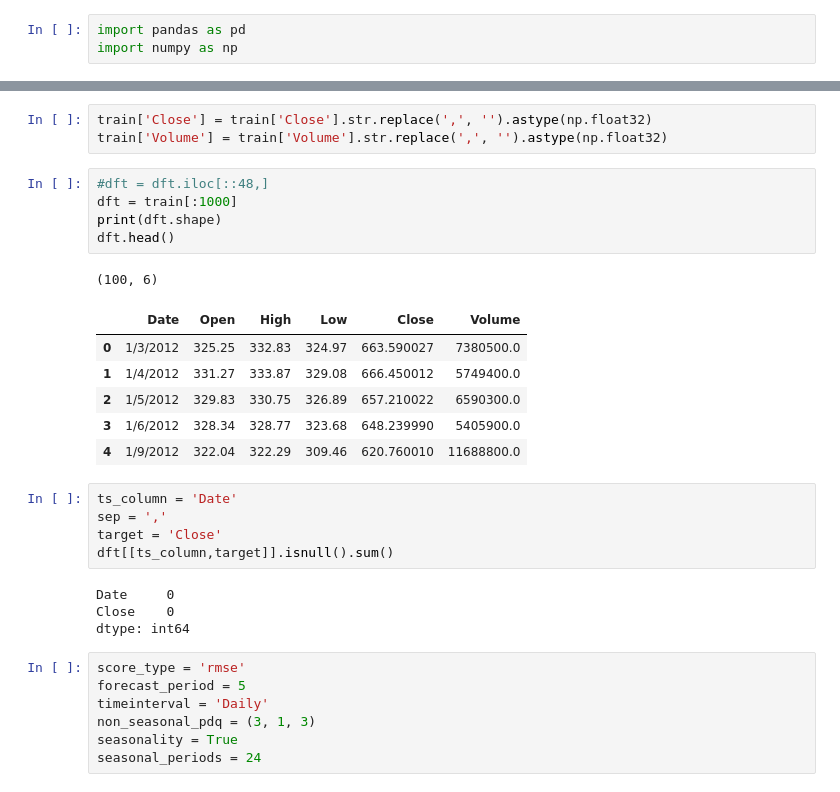
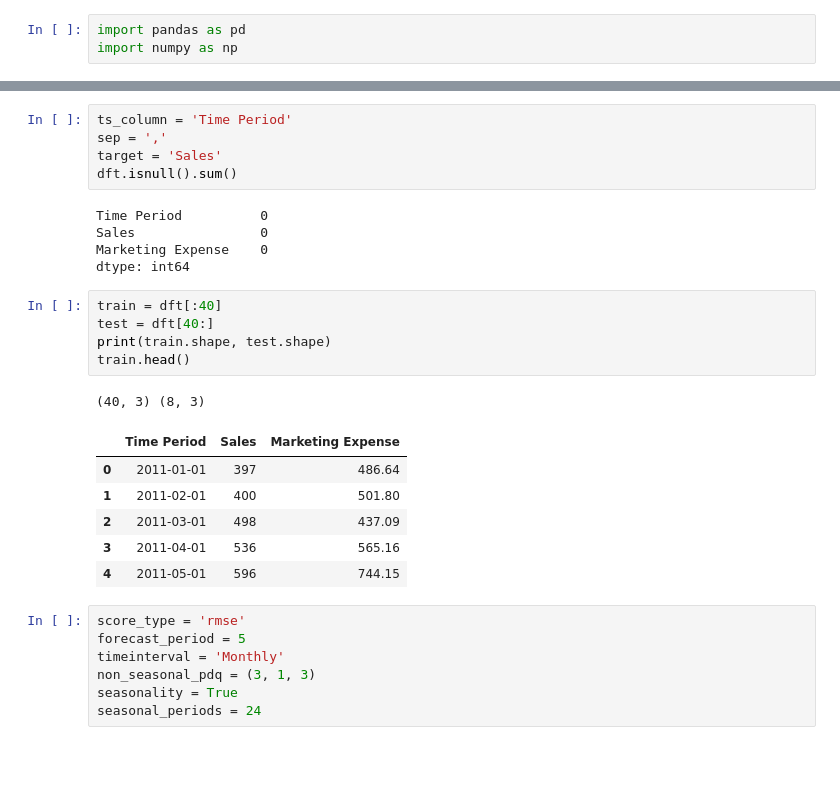
Before and after one commit to AutoViML/Auto_TS, a Jupyter notebook: Auto_Timeseries_Test.ipynb, the cells around one changed output, grey strips where cells are left out. Cells and saved outputs as stored; diff of their text form; blank space fills up the shorter version.

```diff
--- a/Auto_Timeseries_Test.ipynb
+++ b/Auto_Timeseries_Test.ipynb
@@ -37,32 +35,30 @@ len(preds)
-# %%
-train['Close'] = train['Close'].str.replace(',', '').astype(np.float32)
-train['Volume'] = train['Volume'].str.replace(',', '').astype(np.float32)
-# %%
-#dft = dft.iloc[::48,]
-dft = train[:1000]
-print(dft.shape)
-dft.head()
-# %% [output]
-(100, 6)
-|  | Date | Open | High | Low | Close | Volume |
-| 0 | 1/3/2012 | 325.25 | 332.83 | 324.97 | 663.590027 | 7380500.0 |
-| 1 | 1/4/2012 | 331.27 | 333.87 | 329.08 | 666.450012 | 5749400.0 |
-| 2 | 1/5/2012 | 329.83 | 330.75 | 326.89 | 657.210022 | 6590300.0 |
-| 3 | 1/6/2012 | 328.34 | 328.77 | 323.68 | 648.239990 | 5405900.0 |
-| 4 | 1/9/2012 | 322.04 | 322.29 | 309.46 | 620.760010 | 11688800.0 |
 # %%
-ts_column = 'Date'
+ts_column = 'Time Period'
 sep = ','
-target = 'Close'
-dft[[ts_column,target]].isnull().sum()
+target = 'Sales'
+dft.isnull().sum()
 # %% [output]
-Date     0
-Close    0
+Time Period          0
+Sales                0
+Marketing Expense    0
 dtype: int64
+# %%
+train = dft[:40]
+test = dft[40:]
+print(train.shape, test.shape)
+train.head()
+# %% [output]
+(40, 3) (8, 3)
+|  | Time Period | Sales | Marketing Expense |
+| 0 | 2011-01-01 | 397 | 486.64 |
+| 1 | 2011-02-01 | 400 | 501.80 |
+| 2 | 2011-03-01 | 498 | 437.09 |
+| 3 | 2011-04-01 | 536 | 565.16 |
+| 4 | 2011-05-01 | 596 | 744.15 |
 # %%
 score_type = 'rmse'
 forecast_period = 5
-timeinterval = 'Daily'
+timeinterval = 'Monthly'
 non_seasonal_pdq = (3, 1, 3)
 seasonality = True
 seasonal_periods = 24
```
Also changed, not shown: parts of 9 cells of this notebook, 26 other files.
